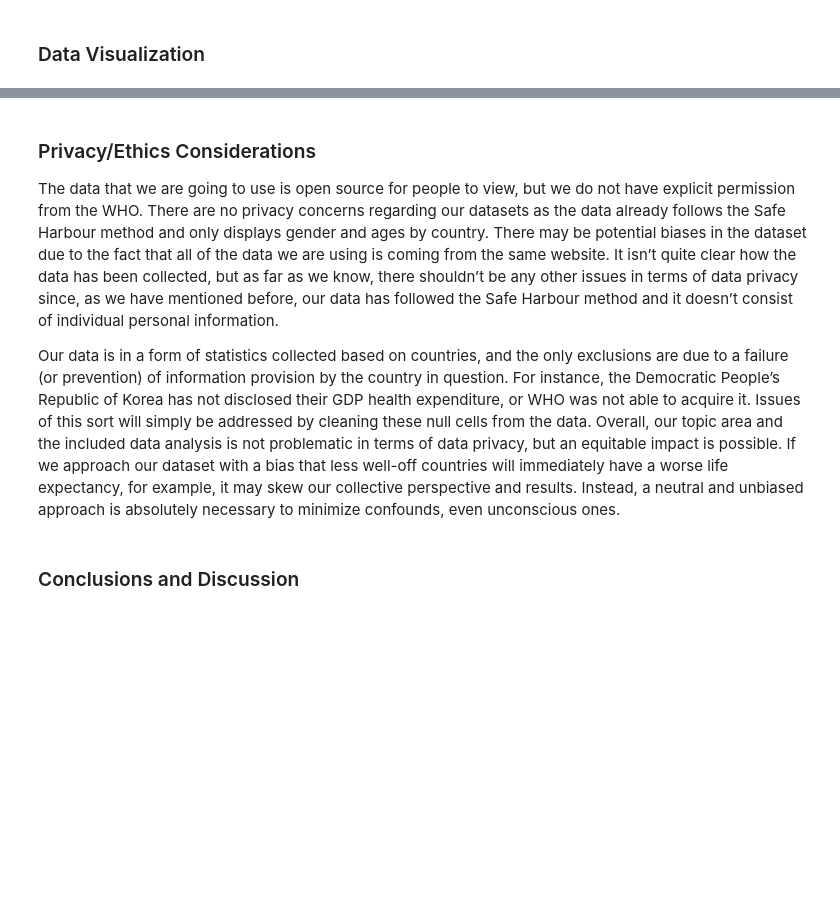
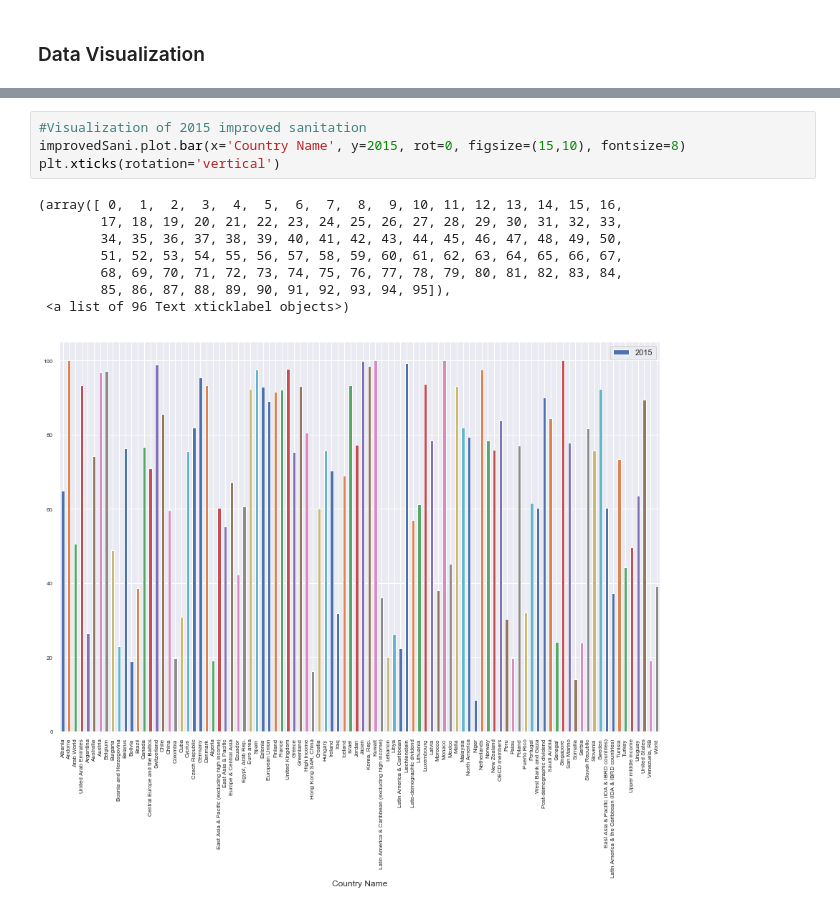
Before and after one commit to debbievo/COGS108_Repo, a Jupyter notebook: Nadya's.ipynb, the cells around one changed output, grey strips where cells are left out. Drawn from its saved outputs; the diff is of its cells as text; blank space fills up the shorter version.

```diff
--- a/Nadya's.ipynb
+++ b/Nadya's.ipynb
@@ -106,8 +78,13 @@ improvedSani
-# %% [markdown]
-### Privacy/Ethics Considerations
-
-The data that we are going to use is open source for people to view, but we do not have explicit permission from the WHO. There are no privacy concerns regarding our datasets as the data already follows the Safe Harbour method and only displays gender and ages by country. There may be potential biases in the dataset due to the fact that all of the data we are using is coming from the same website. It isn’t quite clear how the data has been collected, but as far as we know, there shouldn’t be any other issues in terms of data privacy since, as we have mentioned before, our data has followed the Safe Harbour method and it doesn’t consist of individual personal information.
-
-Our data is in a form of statistics collected based on countries, and the only exclusions are due to a failure (or prevention) of information provision by the country in question. For instance, the Democratic People’s Republic of Korea has not disclosed their GDP health expenditure, or WHO was not able to acquire it. Issues of this sort will simply be addressed by cleaning these null cells from the data. Overall, our topic area and the included data analysis is not problematic in terms of data privacy, but an equitable impact is possible. If we approach our dataset with a bias that less well-off countries will immediately have a worse life expectancy, for example, it may skew our collective perspective and results. Instead, a neutral and unbiased approach is absolutely necessary to minimize confounds, even unconscious ones.
-# %% [markdown]
-### Conclusions and Discussion
+# %%
+#Visualization of 2015 improved sanitation
+improvedSani.plot.bar(x='Country Name', y=2015, rot=0, figsize=(15,10), fontsize=8)
+plt.xticks(rotation='vertical')
+# %% [output]
+(array([ 0,  1,  2,  3,  4,  5,  6,  7,  8,  9, 10, 11, 12, 13, 14, 15, 16,
+        17, 18, 19, 20, 21, 22, 23, 24, 25, 26, 27, 28, 29, 30, 31, 32, 33,
+        34, 35, 36, 37, 38, 39, 40, 41, 42, 43, 44, 45, 46, 47, 48, 49, 50,
+        51, 52, 53, 54, 55, 56, 57, 58, 59, 60, 61, 62, 63, 64, 65, 66, 67,
+        68, 69, 70, 71, 72, 73, 74, 75, 76, 77, 78, 79, 80, 81, 82, 83, 84,
+        85, 86, 87, 88, 89, 90, 91, 92, 93, 94, 95]),
+ <a list of 96 Text xticklabel objects>)
+[figure, added]
```
Also changed, not shown: parts of 6 cells of this notebook.
